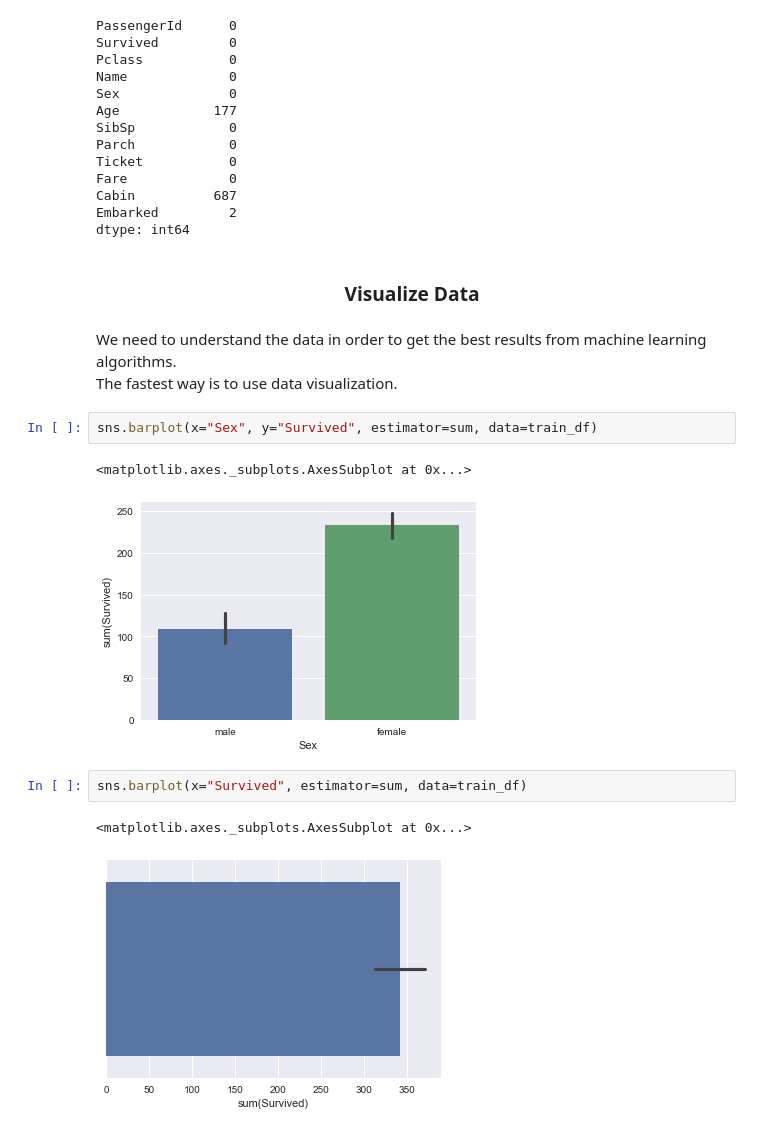
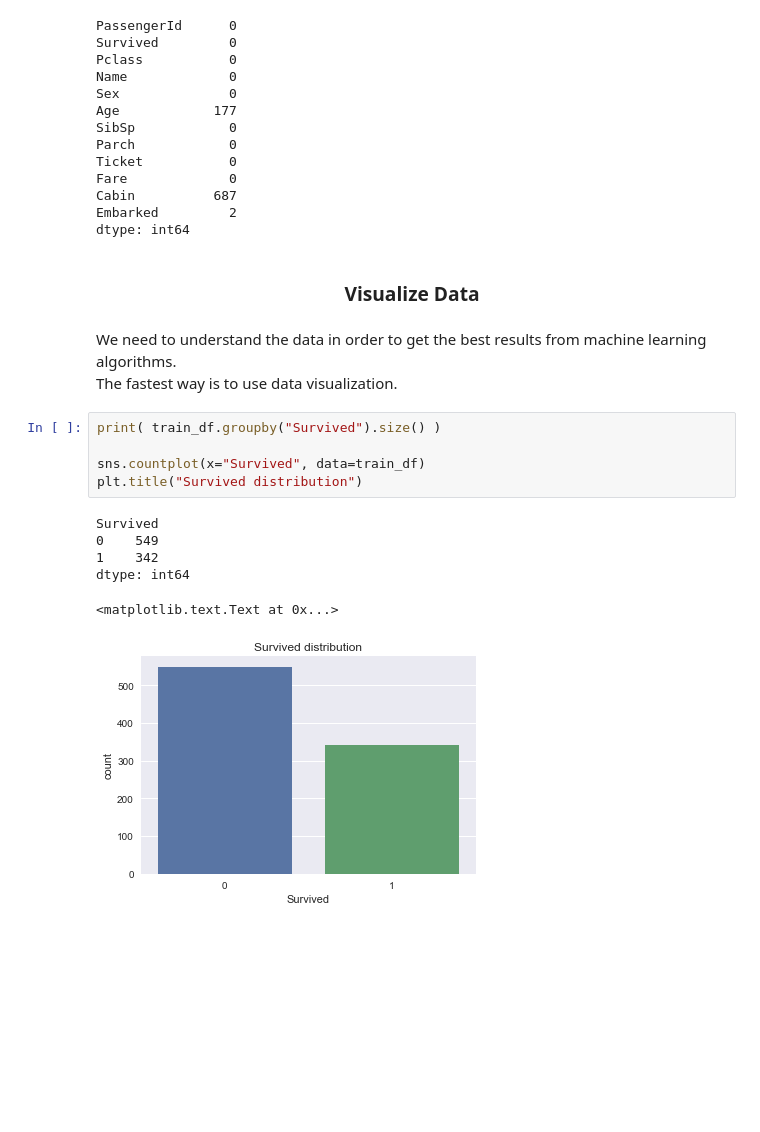
Before and after one commit to MelanVijayaratnam/Kaggle-nb, a Jupyter notebook: Titanic_2.ipynb, the cells around one changed output. Saved outputs shown, nothing was run; the diff lists cells and outputs as text; blank space fills up the shorter version.

Commit message:
Add visualizations

```diff
--- a/Titanic_2.ipynb
+++ b/Titanic_2.ipynb
@@ -120,17 +120,19 @@ Cabin          687
 Embarked         2
 dtype: int64
 # %% [markdown]
-<h3><center>Visualize Data</center></h3>
+<h3 style="text-align:center">Visualize Data</h3>
 # %% [markdown]
 We need to understand the data in order to get the best results from machine learning algorithms. <br>
 The fastest way is to use data visualization.
-# %%
-sns.barplot(x="Sex", y="Survived", estimator=sum, data=train_df)
-# %% [output]
-<matplotlib.axes._subplots.AxesSubplot at 0x...>
-[figure, removed]
-# %%
-sns.barplot(x="Survived", estimator=sum, data=train_df)
-# %% [output]
-<matplotlib.axes._subplots.AxesSubplot at 0x...>
-[figure, removed]
+# %%
+print( train_df.groupby("Survived").size() )
+
+sns.countplot(x="Survived", data=train_df)
+plt.title("Survived distribution")
+# %% [output]
+Survived
+0    549
+1    342
+dtype: int64
+<matplotlib.text.Text at 0x...>
+[figure, added]
```
Also changed, not shown: parts of 10 cells of this notebook.
